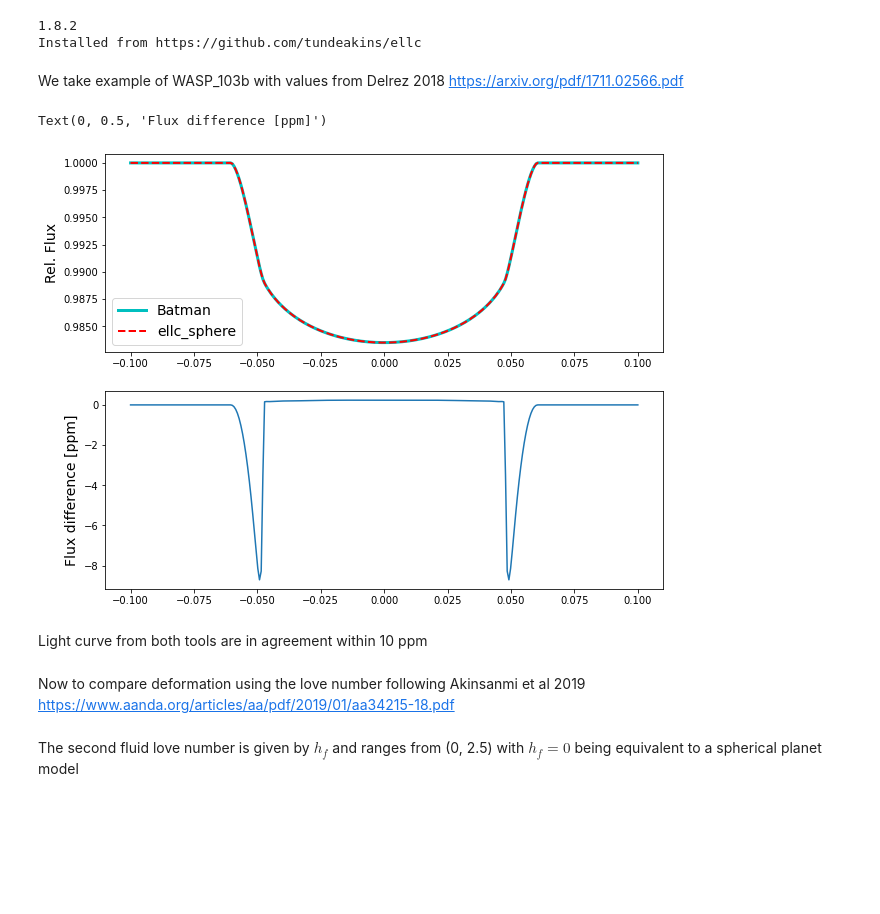
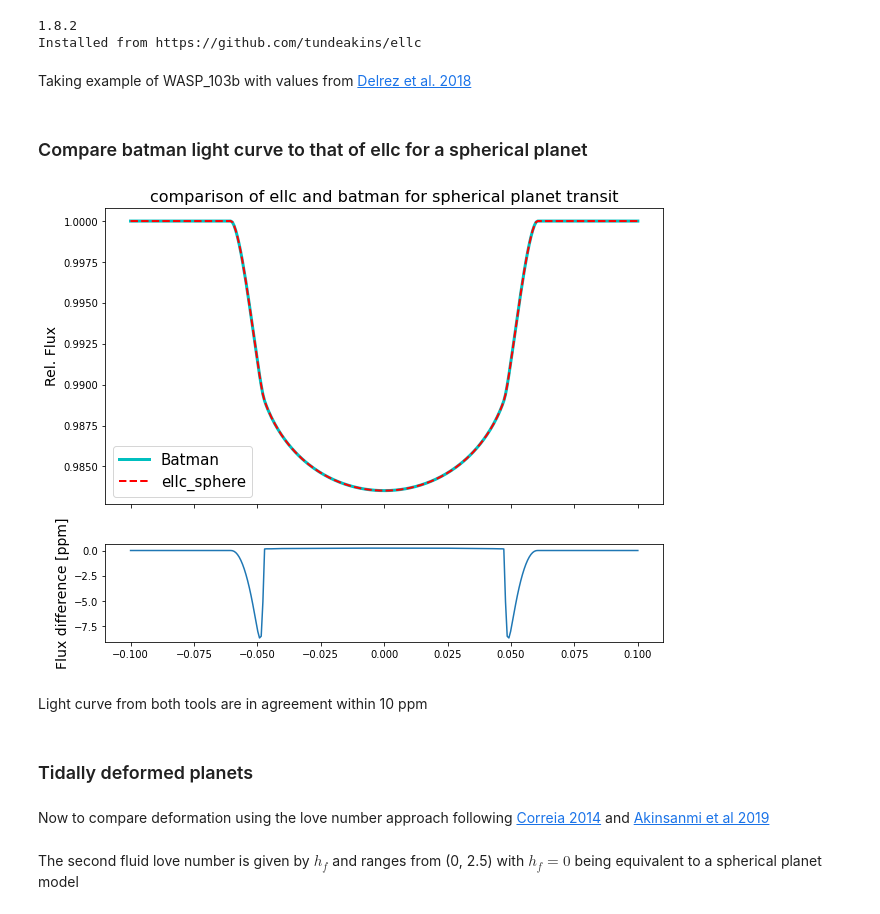
Before and after one commit to tundeakins/ellc, a Jupyter notebook: ellc_love_example.ipynb, the cells around one changed output. Cells and saved outputs as stored; diff of their text form; code cells hidden in the pictures; blank space fills up the shorter version.

```diff
--- a/ellc_love_example.ipynb
+++ b/ellc_love_example.ipynb
@@ -14,5 +15,5 @@ print("Installed from https://github.com/tundeakins/ellc")
 1.8.2
 Installed from https://github.com/tundeakins/ellc
 # %% [markdown]
-We take example of WASP_103b with values from Delrez 2018 https://arxiv.org/pdf/1711.02566.pdf
+Taking example of WASP_103b with values from [Delrez et al. 2018](https://arxiv.org/pdf/1711.02566.pdf)
 # %%
@@ -28,47 +32,54 @@ phases=np.linspace(-0.1,0.1,300)   #transit phases to calculate flux
+# %% [markdown]
+### Compare batman light curve to that of ellc for a spherical planet
 # %%
 #generate transit light curve using batman
 
-
 params = batman.TransitParams()
-params.t0 = 0.                      #time of inferior conjunction
+params.t0 = t0                      #time of inferior conjunction
 params.per = 1.                     #orbital period
 params.rp = Rp                     #planet radius (in units of stellar radii)
 params.a = aR                      #semi-major axis (in units of stellar radii)
 params.inc = inc                    #orbital inclination (in degrees)
 params.ecc = 0                    #eccentricity
 params.w = 90.                      #longitude of periastron (in degrees)
-params.u = ldc_1               #limb darkening coefficients
+params.u = [u1, u2]               #limb darkening coefficients
 params.limb_dark = "quadratic"      #limb darkening model
 
 
-m = batman.TransitModel(params, phases, max_err=0.01)   #initializes model
+m = batman.TransitModel(params, phases, max_err=0.001)   #initializes model
 flux_batman = m.light_curve(params)  #calculates light curve
 # %%
 #for ellc
 r_1 = 1/aR    #radius of star in units of the semimajor axes
 r_2 = Rp/aR   #radius of the planet in units of the semimajor axis
 
-ellc_sphere = ellc.lc(phases,radius_1=r_1,radius_2=r_2,incl=inc,sbratio=0,
-                      ld_1="quad",ldc_1=ldc_1,shape_1='sphere',shape_2='sphere',
+ellc_sphere = ellc.lc(phases, t_zero=t0, radius_1=r_1, radius_2=r_2, incl=inc, sbratio=0,
+                      ld_1="quad", ldc_1=ldc_1, shape_1='sphere', shape_2='sphere',
                       grid_1="very_fine", grid_2="very_fine")
+
+ellc_def_hf0 = ellc.lc(phases, t_zero=t0, radius_1=r_1, radius_2=r_2, incl=inc, sbratio=0,
+                      ld_1="quad", ldc_1=ldc_1, shape_1='sphere', shape_2='love',
+                      grid_1="very_fine", grid_2="very_fine", hf_2=0, q=qmass)
 # %%
-plt.figure(figsize=(10,8))
-plt.subplot(211)
-plt.plot(phases, flux_batman, "c",lw=3,label="Batman")
-plt.plot(phases, ellc_sphere, "r--",lw=2,label="ellc_sphere")
-plt.ylabel("Rel. Flux",fontsize=14)
-plt.legend(fontsize=14)
+fig, ax = plt.subplots(2,1,figsize=(10,8), gridspec_kw={"height_ratios": (3,1)},sharex=True)
+ax[0].plot(phases, flux_batman, "c",lw=3,label="Batman")
+ax[0].plot(phases, ellc_sphere, "r--",lw=2,label="ellc_sphere")
+ax[0].set_ylabel("Rel. Flux",fontsize=14)
+ax[0].set_title("comparison of ellc and batman for spherical planet transit",fontsize=16)
+ax[0].legend(fontsize=15)
 
-plt.subplot(212)
-plt.plot(phases, 1e6*(ellc_sphere-flux_batman))
-plt.ylabel("Flux difference [ppm]",fontsize=14)
+ax[1].plot(phases, 1e6*(ellc_sphere-flux_batman))
+#ax[1].plot(phases, 1e6*(ellc_def_hf0-flux_batman))
+
+ax[1].set_ylabel("Flux difference [ppm]",fontsize=14);
 # %% [output]
-Text(0, 0.5, 'Flux difference [ppm]')
-[figure, old version]
+[figure, new version]
 # %% [markdown]
 Light curve from both tools are in agreement within 10 ppm
+# %% [markdown]
+### Tidally deformed planets
 # %% [markdown]
-Now to compare deformation using the love number following Akinsanmi et al 2019 https://www.aanda.org/articles/aa/pdf/2019/01/aa34215-18.pdf
+Now to compare deformation using the love number approach following [Correia 2014](https://ui.adsabs.harvard.edu/abs/2014A%26A...570L...5C/abstract) and [Akinsanmi et al 2019](https://www.aanda.org/articles/aa/pdf/2019/01/aa34215-18.pdf)
 # %% [markdown]
 The second fluid love number is given by $h_f$ and ranges from (0, 2.5) with $h_f=0$ being equivalent to a spherical planet model
 # %%
```
Also changed, not shown: parts of 30 cells of this notebook, 2 other files.
